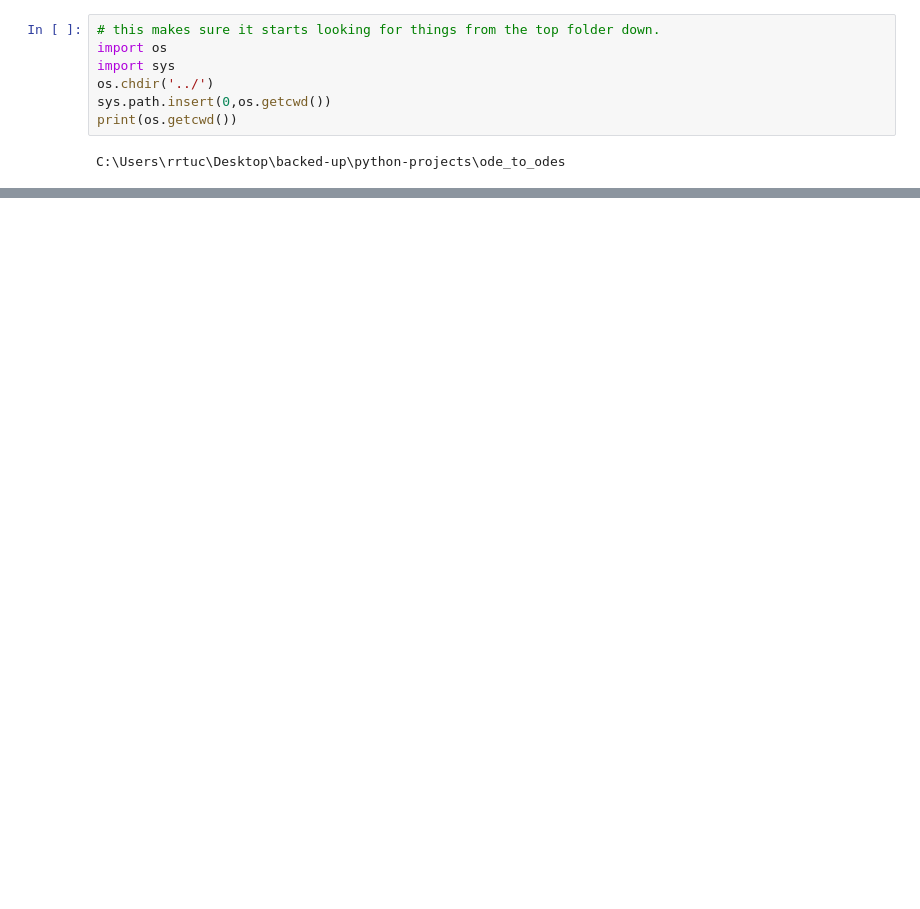
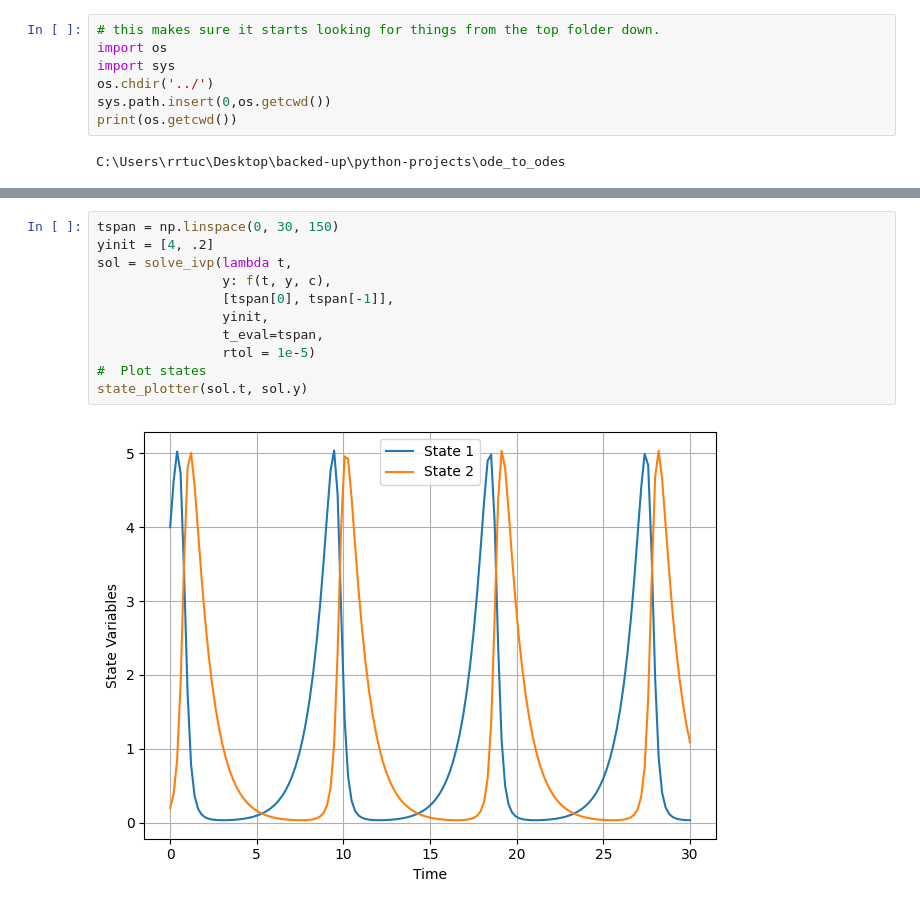
Before and after one commit to rrtucci/ode_to_odes, a Jupyter notebook: jupyter_notebooks/predator-prey.ipynb, the cells around one changed output, grey strips where cells are left out. Drawn from its saved outputs; the diff is of its cells as text; blank space fills up the shorter version.

```diff
--- a/jupyter_notebooks/predator-prey.ipynb
+++ b/jupyter_notebooks/predator-prey.ipynb
@@ -54,0 +51,13 @@ state_plotter(sol.t, sol.y)
+# %%
+tspan = np.linspace(0, 30, 150)
+yinit = [4, .2]
+sol = solve_ivp(lambda t,
+                y: f(t, y, c),
+                [tspan[0], tspan[-1]],
+                yinit,
+                t_eval=tspan,
+                rtol = 1e-5)
+#  Plot states
+state_plotter(sol.t, sol.y)
+# %% [output]
+[figure, added]
```
Also changed, not shown: parts of 3 cells of this notebook, 6 other files.
